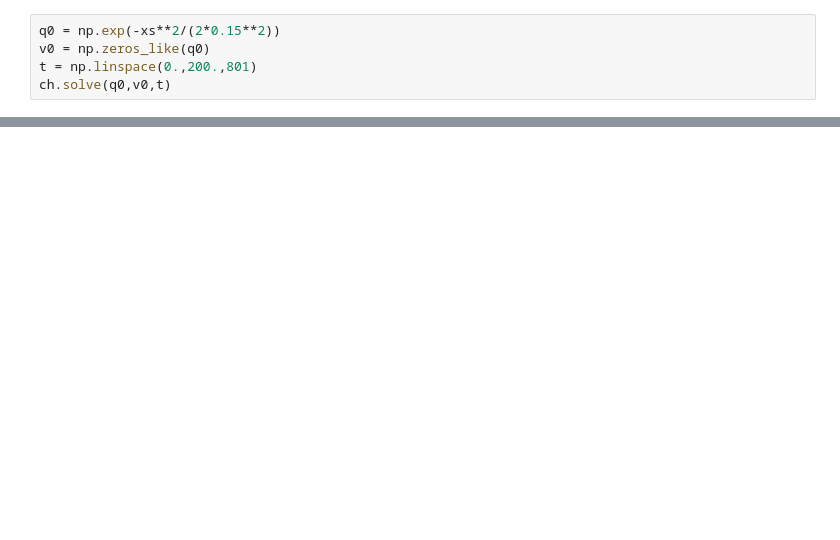
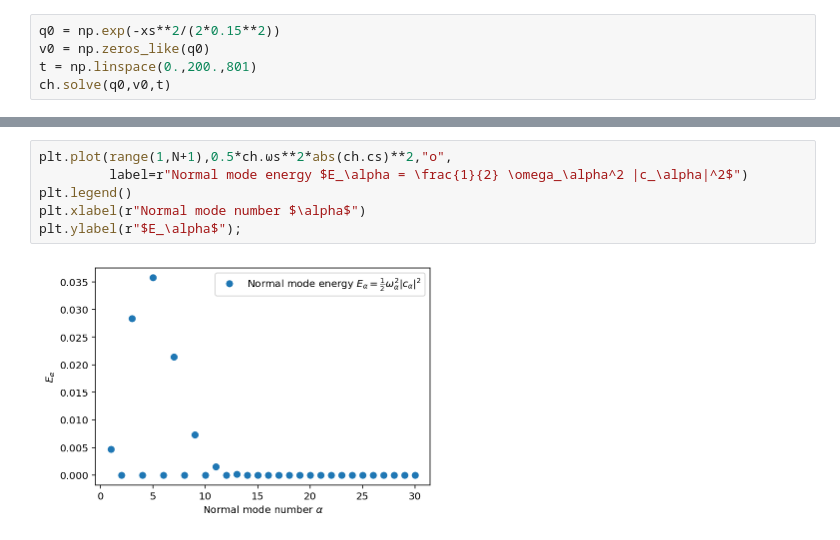
Before and after one commit to jfeist/MyOII, a Jupyter notebook: coupled_harmonic_oscillators.ipynb, the cells around one changed output, grey strips where cells are left out. Drawn from its saved outputs; the diff is of its cells as text; blank space fills up the shorter version.

```diff
--- a/coupled_harmonic_oscillators.ipynb
+++ b/coupled_harmonic_oscillators.ipynb
@@ -132 +157,9 @@ Canvas(toolbar=Toolbar(toolitems=[('Home', 'Reset original view', 'home', 'home'
+# %%
+plt.plot(range(1,N+1),0.5*ch.ωs**2*abs(ch.cs)**2,"o",
+         label=r"Normal mode energy $E_\alpha = \frac{1}{2} \omega_\alpha^2 |c_\alpha|^2$")
+plt.legend()
+plt.xlabel(r"Normal mode number $\alpha$")
+plt.ylabel(r"$E_\alpha$");
+# %% [output]
+[figure, added]
 # %%
```
Also changed, not shown: parts of 20 cells of this notebook.
